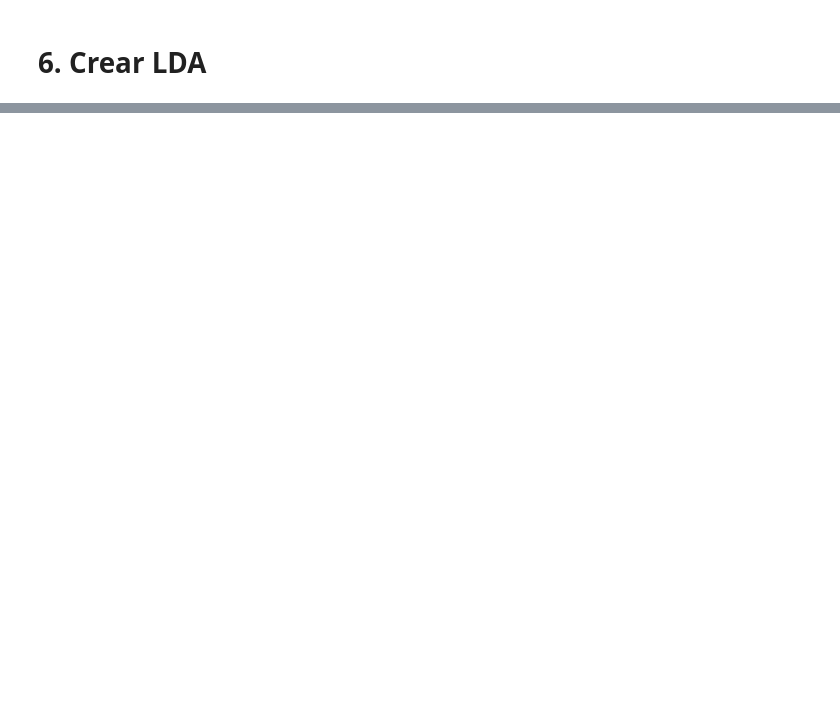
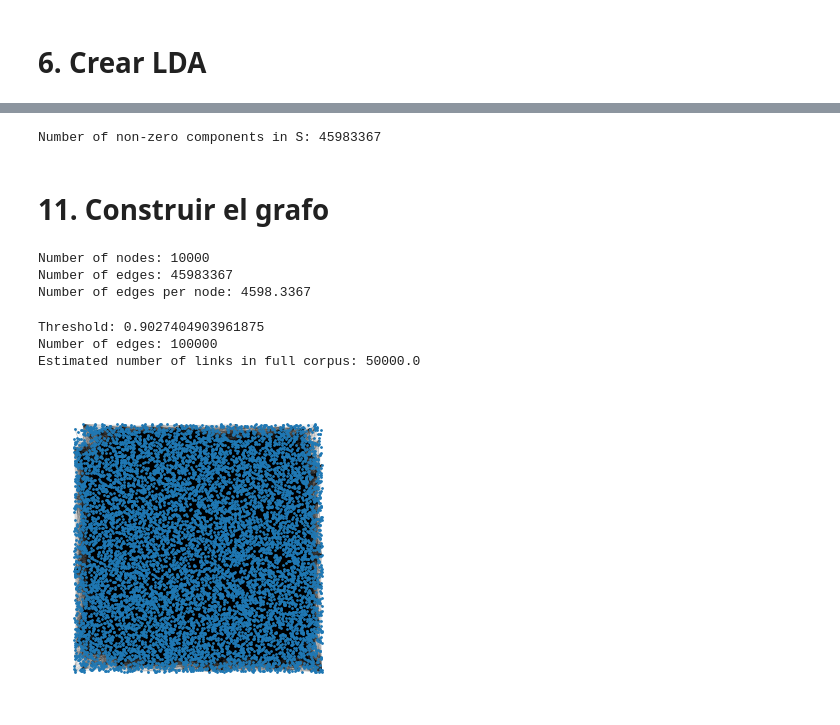
Before and after one commit to alba-muma/NLP, a Jupyter notebook: lda/Topic_Modelling.ipynb, the cells around one changed output, grey strips where cells are left out. Drawn from its saved outputs; the diff is of its cells as text; code cells hidden in the pictures; blank space fills up the shorter version.

```diff
--- a/lda/Topic_Modelling.ipynb
+++ b/lda/Topic_Modelling.ipynb
@@ -132,7 +132,7 @@ import pandas as pd
 drive.mount('/content/drive')
 
 # Ruta al archivo en tu Google Drive
-file_path = '/content/drive/MyDrive/MÁSTER/NLP/arxiv_papers.csv'
+file_path = '/content/drive/MyDrive/MÁSTER/NLP/output.csv'
 
 # Cargar el dataset
 df = pd.read_csv(file_path)
@@ -297,0 +484,72 @@ WARNING:gensim.models.ldamodel:too few updates, training might not converge; con
+# %%
+S = scsp.triu(S, k=1)
+
+# print('Number of non-zero components in S:', <FILL IN>
+print('Number of non-zero components in S:', S.nnz)
+# %% [output]
+Number of non-zero components in S: 45983367
+# %% [markdown]
+# 11. Construir el grafo
+# %%
+# n_nodes = <FILL IN>
+n_nodes = n_docs
+# n_edges = <FILL IN>
+n_edges = S.nnz
+# n_edges_per_node = <FILL IN>
+n_edges_per_node = n_edges / n_nodes
+
+print(f"Number of nodes: {n_nodes}")
+print(f"Number of edges: {n_edges}")
+print(f"Number of edges per node: {n_edges_per_node}")
+# %% [output]
+Number of nodes: 10000
+Number of edges: 45983367
+Number of edges per node: 4598.3367
+# %%
+# Set average number of edges per node
+n_edges_per_node = 10
+sample_factor = 1
+# Compute threshold to get the target number of edges
+# <SOL>
+n_edges = n_docs * n_edges_per_node
+n_edges = min(n_edges, S.nnz)
+thr = -np.sort(-S.data)[n_edges]
+# </SOL>
+
+# Apply the threshold to similarity matrix
+# <SOL>
+S.data = np.where(S.data <= thr, 0, S.data)
+S.eliminate_zeros()
+n_edges = len(S.data)
+# </SOL>
+
+print(f"Threshold: {thr}")
+print(f"Number of edges: {n_edges}")
+print('Estimated number of links in full corpus:', len(S.data)/2/sample_factor**2)
+# %% [output]
+Threshold: 0.9027404903961875
+Number of edges: 100000
+Estimated number of links in full corpus: 50000.0
+# %%
+import networkx as nx
+import networkx.algorithms.community as nx_comm
+try:
+    from google.colab import drive
+    in_colab = True
+except:
+    in_colab = False
+
+# WARNING: In Google Colab, you might need to use from_scipy_sparse_matrix
+if in_colab:
+    G = nx.from_scipy_sparse_array(S)
+else:
+    G = nx.from_scipy_sparse_array(S)
+# %%
+# ########################
+# Testing a random  layout
+
+positions = nx.drawing.layout.random_layout(G)
+plt.figure(figsize=(3,3))
+nx.draw(G, positions, node_size=1, width=0.02)
+# %% [output]
+[figure, added]
```
Also changed, not shown: parts of 29 cells of this notebook.
